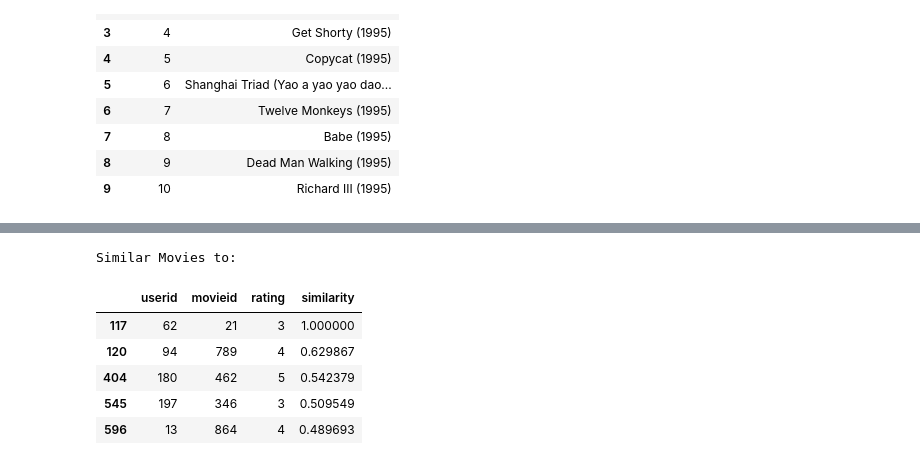
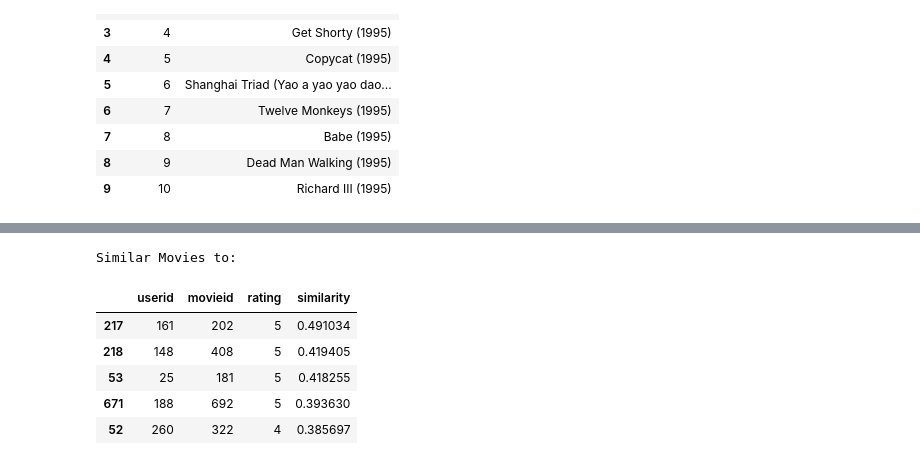
Before and after one commit to rahulvaish/RecommendationSystems-Python, a Jupyter notebook: Example-1 Collaborative Filtering.ipynb, the cells around one changed output, grey strips where cells are left out. Saved outputs shown, nothing was run; the diff lists cells and outputs as text; code cells hidden in the pictures.

```diff
--- a/Example-1 Collaborative Filtering.ipynb
+++ b/Example-1 Collaborative Filtering.ipynb
@@ -337,12 +325,12 @@ def get_similar_movies( movieid, topN = 5 ):
   print( "Similar Movies to: ", )
   return top_n
 # %%
-get_similar_movies( 118 )
+get_similar_movies( 5 )
 # %% [output]
 Similar Movies to:
 |  | userid | movieid | rating | similarity |
-| 117 | 62 | 21 | 3 | 1.000000 |
-| 120 | 94 | 789 | 4 | 0.629867 |
-| 404 | 180 | 462 | 5 | 0.542379 |
-| 545 | 197 | 346 | 3 | 0.509549 |
-| 596 | 13 | 864 | 4 | 0.489693 |
+| 217 | 161 | 202 | 5 | 0.491034 |
+| 218 | 148 | 408 | 5 | 0.419405 |
+| 53 | 25 | 181 | 5 | 0.418255 |
+| 671 | 188 | 692 | 5 | 0.393630 |
+| 52 | 260 | 322 | 4 | 0.385697 |
```
Also changed, not shown: parts of 7 cells of this notebook.
